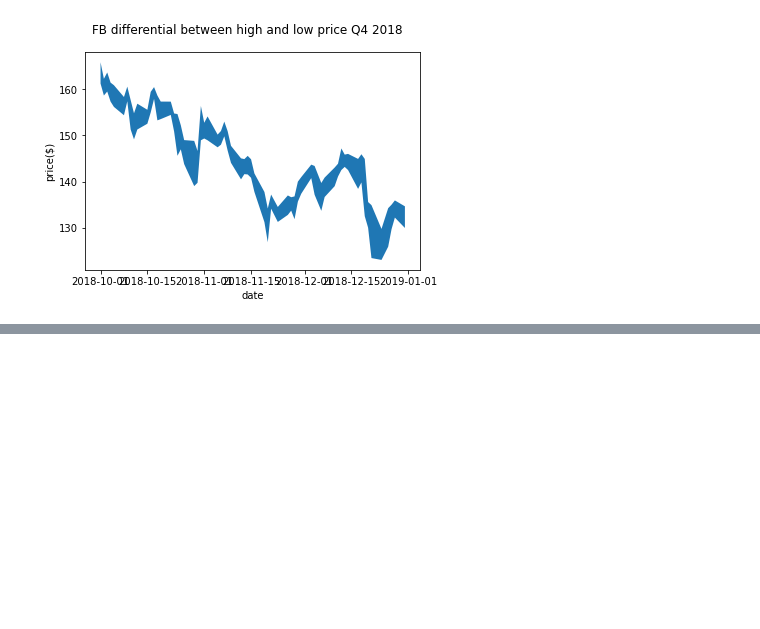
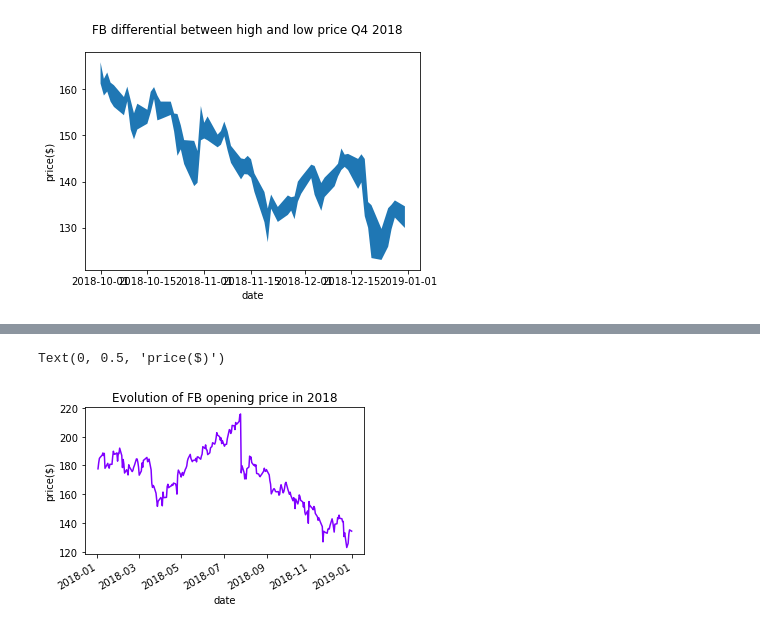
Before and after one commit to djzg/data_analysis_with_pandas, a Jupyter notebook: 06_plotting_with_seaborn_and_customization_techniques.ipynb, the cells around one changed output, grey strips where cells are left out. Cells and saved outputs as stored; diff of their text form; code cells hidden in the pictures; blank space fills up the shorter version.

```diff
--- a/06_plotting_with_seaborn_and_customization_techniques.ipynb
+++ b/06_plotting_with_seaborn_and_customization_techniques.ipynb
@@ -396,0 +453,6 @@ Text(0.5, 0.98, 'FB differential between high and low price Q4 2018')
+# %%
+fb.plot(kind='line', y='open', figsize=(5, 3), color='#8000FF', legend=False, title='Evolution of FB opening price in 2018')
+plt.ylabel('price($)')
+# %% [output]
+Text(0, 0.5, 'price($)')
+[figure, added]
```
Also changed, not shown: parts of 21 cells of this notebook, 5 other files.
